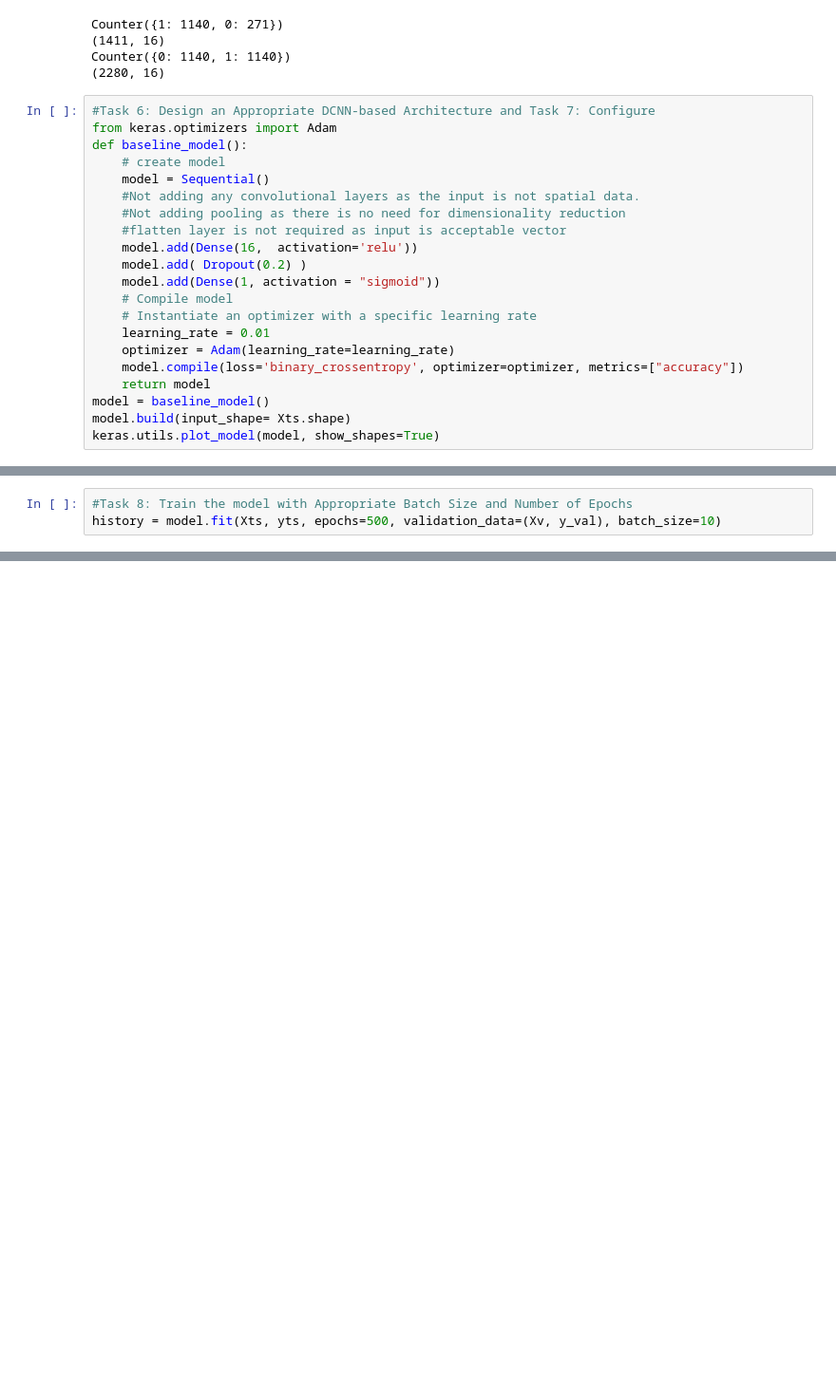
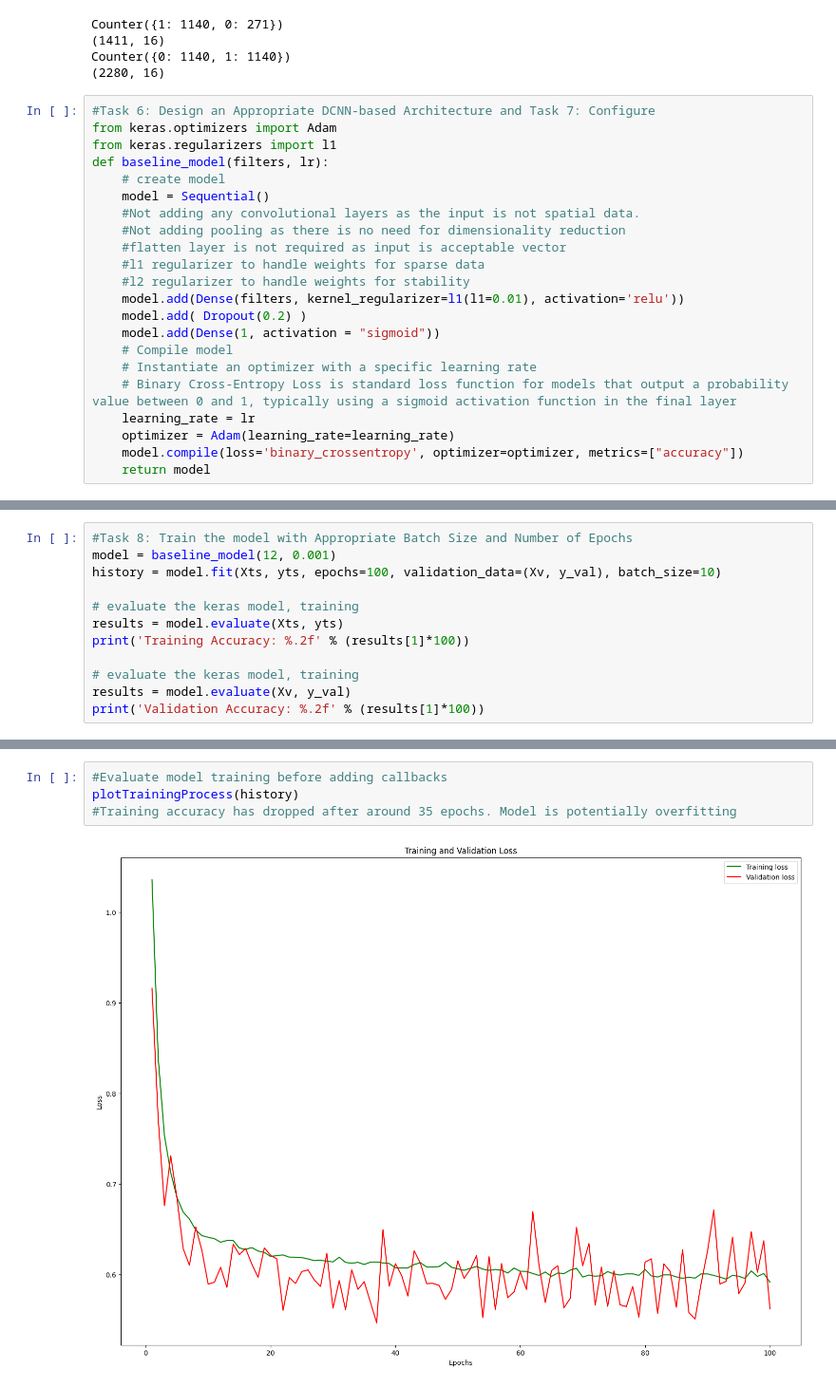
Before and after one commit to gsarada/AICourse-2026, a Jupyter notebook: mod3assmt.ipynb, the cells around one changed output, grey strips where cells are left out. Shown at 95% size. Cells and saved outputs as stored; diff of their text form; blank space fills up the shorter version.

```diff
--- a/mod3assmt.ipynb
+++ b/mod3assmt.ipynb
@@ -257,21 +257,22 @@ Counter({0: 1140, 1: 1140})
 # %%
 #Task 6: Design an Appropriate DCNN-based Architecture and Task 7: Configure
 from keras.optimizers import Adam
-def baseline_model():
+from keras.regularizers import l1
+def baseline_model(filters, lr):
     # create model
     model = Sequential()
     #Not adding any convolutional layers as the input is not spatial data.
     #Not adding pooling as there is no need for dimensionality reduction
     #flatten layer is not required as input is acceptable vector
-    model.add(Dense(16,  activation='relu'))
+    #l1 regularizer to handle weights for sparse data
+    #l2 regularizer to handle weights for stability
+    model.add(Dense(filters, kernel_regularizer=l1(l1=0.01), activation='relu'))
     model.add( Dropout(0.2) )
     model.add(Dense(1, activation = "sigmoid"))
     # Compile model
     # Instantiate an optimizer with a specific learning rate
-    learning_rate = 0.01
+    # Binary Cross-Entropy Loss is standard loss function for models that output a probability value between 0 and 1, typically using a sigmoid activation function in the final layer
+    learning_rate = lr
     optimizer = Adam(learning_rate=learning_rate)
     model.compile(loss='binary_crossentropy', optimizer=optimizer, metrics=["accuracy"])
     return model
-model = baseline_model()
-model.build(input_shape= Xts.shape)
-keras.utils.plot_model(model, show_shapes=True)
@@ -280,4 +317,13 @@ keras.utils.plot_model(model, show_shapes=True)
 # %%
 #Task 8: Train the model with Appropriate Batch Size and Number of Epochs
-history = model.fit(Xts, yts, epochs=500, validation_data=(Xv, y_val), batch_size=10)
+model = baseline_model(12, 0.001)
+history = model.fit(Xts, yts, epochs=100, validation_data=(Xv, y_val), batch_size=10)
+
+# evaluate the keras model, training
+results = model.evaluate(Xts, yts)
+print('Training Accuracy: %.2f' % (results[1]*100))
+
+# evaluate the keras model, training
+results = model.evaluate(Xv, y_val)
+print('Validation Accuracy: %.2f' % (results[1]*100))
 # %% [output]
@@ -300,0 +347,6 @@ Epoch 500/500
+# %%
+#Evaluate model training before adding callbacks
+plotTrainingProcess(history)
+#Training accuracy has dropped after around 35 epochs. Model is potentially overfitting
+# %% [output]
+[figure, added]
```
Also changed, not shown: parts of 13 cells of this notebook.
